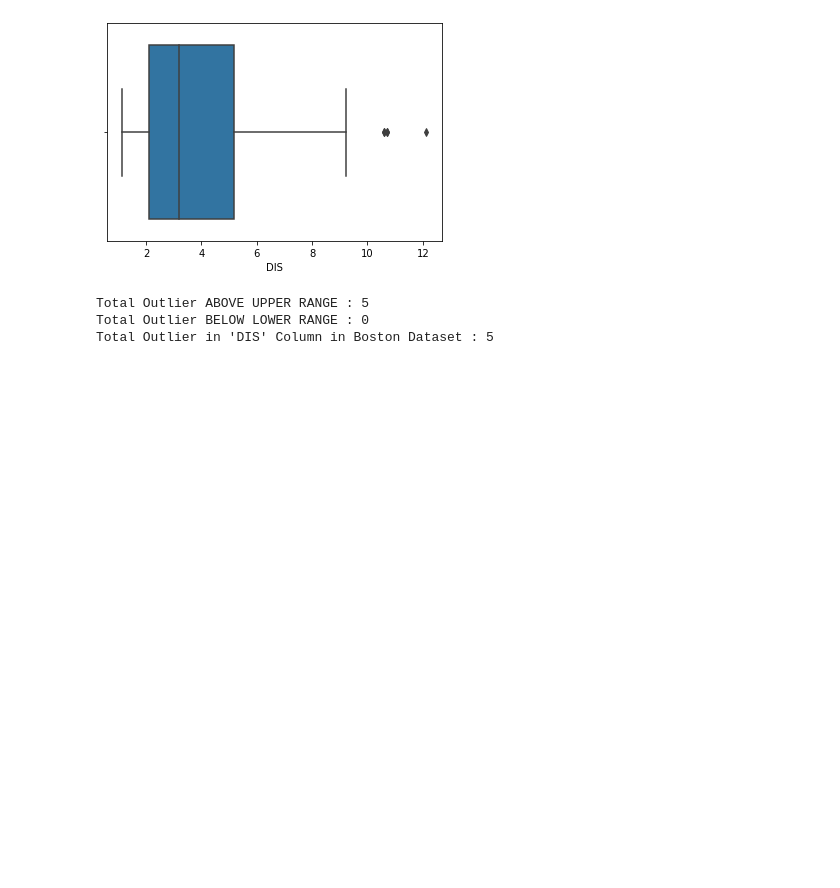
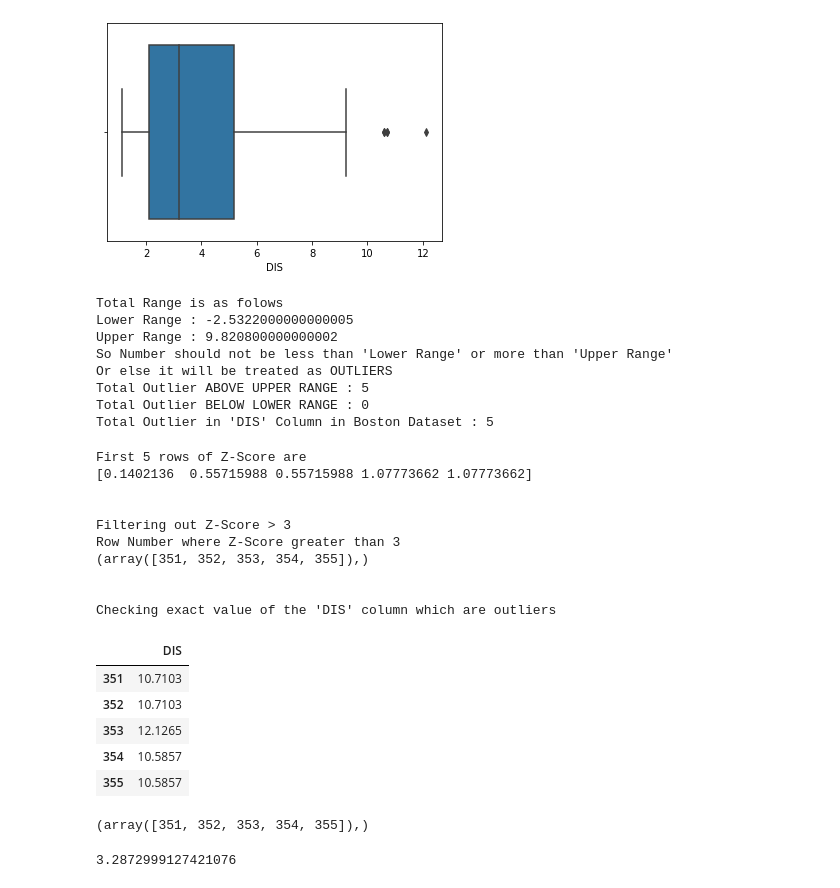
Before and after one commit to sandipanpaul21/Machine-Learning-in-Python-Code, a Jupyter notebook: 04_Outliers_&_Missing_Values.ipynb, the cells around one changed output. Saved outputs shown, nothing was run; the diff lists cells and outputs as text; code cells hidden in the pictures; blank space fills up the shorter version.

```diff
--- a/04_Outliers_&_Missing_Values.ipynb
+++ b/04_Outliers_&_Missing_Values.ipynb
@@ -121,10 +130,65 @@ upper_outlier = len(boston_pd[boston_pd.DIS > upper_range])
 lower_outlier = len(boston_pd[boston_pd.DIS < lower_range])
 total = len(boston_pd[(boston_pd.DIS < lower_range) | (boston_pd.DIS > upper_range)])
 
+print("Total Range is as folows")
+print("Lower Range :",lower_range)
+print("Upper Range :", upper_range)
+print("So Number should not be less than 'Lower Range' or more than 'Upper Range'")
+print("Or else it will be treated as OUTLIERS")
 print("Total Outlier ABOVE UPPER RANGE :",upper_outlier)
 print("Total Outlier BELOW LOWER RANGE :",lower_outlier)
 print("Total Outlier in 'DIS' Column in Boston Dataset :", total)
 # %% [output]
+Total Range is as folows
+Lower Range : -2.5322000000000005
+Upper Range : 9.820800000000002
+So Number should not be less than 'Lower Range' or more than 'Upper Range'
+Or else it will be treated as OUTLIERS
 Total Outlier ABOVE UPPER RANGE : 5
 Total Outlier BELOW LOWER RANGE : 0
 Total Outlier in 'DIS' Column in Boston Dataset : 5
+# %%
+# Z Score for Detecting Outlier
+
+z = np.abs(stats.zscore(boston_pd.DIS))
+print("First 5 rows of Z-Score are")
+print(z[:5])
+print("\n")
+print("Filtering out Z-Score > 3")
+print("Row Number where Z-Score greater than 3")
+print(np.where(z>3))
+
+print("\n")
+print("Checking exact value of the 'DIS' column which are outliers")
+boston_pd.loc[[351,352,353,354,355],['DIS']]
+
+# Inference :
+# Total Outliers are 5 whose row number are 351,352,353,354 and 355
+# All the outlier are having value more than 9.8
+# So Box Plot and Z score almost give exact same output for detecting outlier
+# %% [output]
+First 5 rows of Z-Score are
+[0.1402136  0.55715988 0.55715988 1.07773662 1.07773662]
+
+
+Filtering out Z-Score > 3
+Row Number where Z-Score greater than 3
+(array([351, 352, 353, 354, 355]),)
+
+
+Checking exact value of the 'DIS' column which are outliers
+|  | DIS |
+| 351 | 10.7103 |
+| 352 | 10.7103 |
+| 353 | 12.1265 |
+| 354 | 10.5857 |
+| 355 | 10.5857 |
+# %%
+
+print(np.where(z > 3))
+# %% [output]
+(array([351, 352, 353, 354, 355]),)
+# %%
+print(z[351])
+# %% [output]
+3.2872999127421076
```
Also changed, not shown: parts of 3 cells of this notebook.
